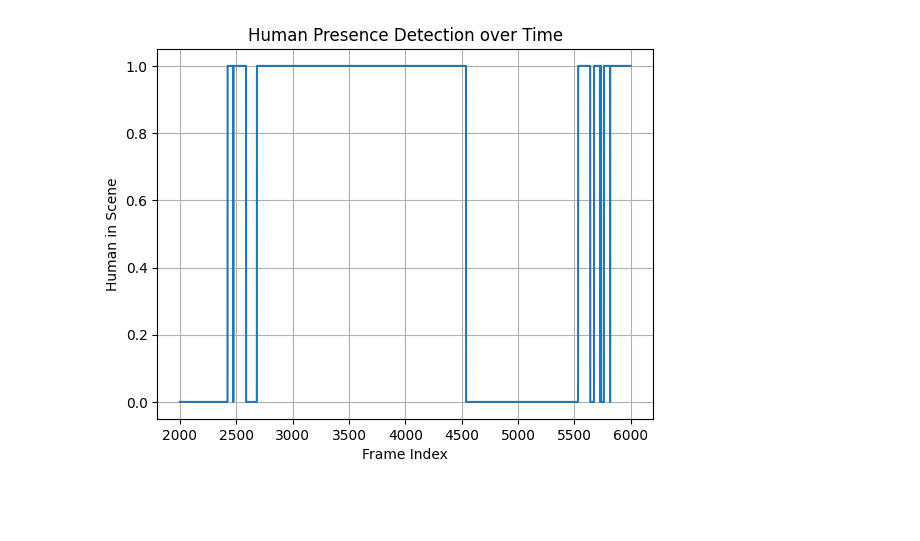
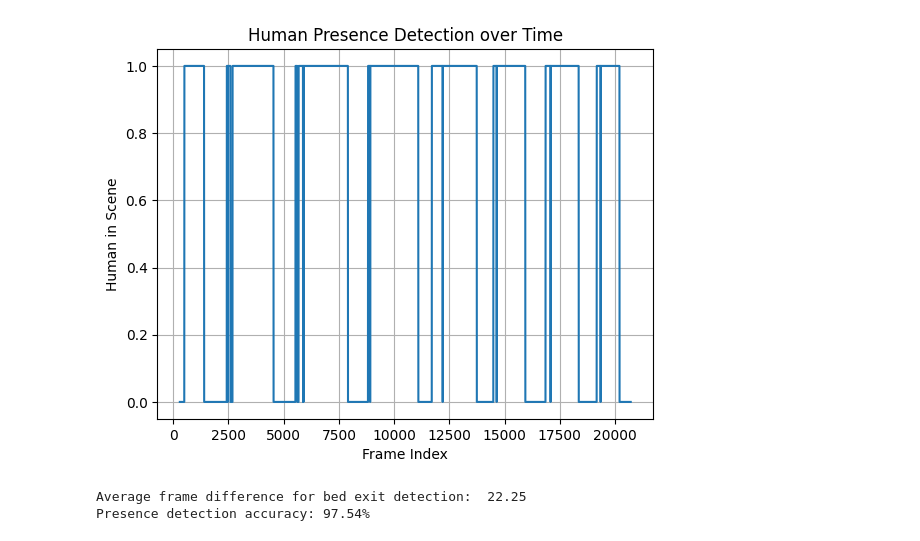
Before and after one commit to Myrmecos/FYP, a Jupyter notebook: src/data_visualization_module/visualize_detection_result.ipynb, the cells around one changed output. Cells and saved outputs as stored; diff of their text form; code cells hidden in the pictures; blank space fills up the shorter version.

```diff
--- a/src/data_visualization_module/visualize_detection_result.ipynb
+++ b/src/data_visualization_module/visualize_detection_result.ipynb
@@ -1,20 +1,62 @@
 # %%
 import pickle as pkl
 
 # load pkl file: /Users/entomophile/Desktop/FYP/entry_exit_detection/presence_detection_workspace/kalman_detection_result.pkl
 with open('/Users/entomophile/Desktop/FYP/entry_exit_detection/presence_detection_workspace/kalman_detection_result.pkl', 'rb') as f:
     detection_result = pkl.load(f)
 # entry format: return_dict = {"human_in_scene": False, "bed_exit": False, "Frame index": idx}
 # plot human_in_scene against idx
-detection_result = detection_result[2000:6000]
+# detection_result = detection_result[2000:6000]
 import matplotlib.pyplot as plt
 frame_indices = [d['Frame index'] for d in detection_result]
 human_in_scene = [d['human_in_scene'] for d in detection_result]
 plt.plot(frame_indices, human_in_scene)
 plt.xlabel('Frame Index')
 plt.ylabel('Human in Scene')
 plt.title('Human Presence Detection over Time')
 plt.grid()
 plt.show()
 # %% [output]
-[figure, old version]
+[figure, new version]
+# %%
+# load /Users/entomophile/Desktop/FYP/entry_exit_detection/presence_detection_workspace/data/hall1/annotation.yaml
+import yaml
+with open('/Users/entomophile/Desktop/FYP/entry_exit_detection/presence_detection_workspace/data/hall1/annotation.yaml', 'r') as f:
+    annotations = yaml.safe_load(f)
+
+avg_dst = 0
+for i in annotations['leave_bed']:
+    min_dst = 10000000
+    for j in detection_result:
+        dst = abs(i - j['Frame index'])
+        if dst < min_dst and j['bed_exit']:
+            min_dst = dst
+    avg_dst += min_dst
+avg_dst /= len(annotations['leave_bed'])
+print("Average frame difference for bed exit detection: ", avg_dst)
+
+# 2.3 seconds
+
+# presence detection accuracy
+presence_intervals = []
+for entry, exit in zip(annotations['entries'], annotations['exits']):
+    presence_intervals.append((entry, exit))
+
+total_frames = len(detection_result)
+correct_detections = 0
+for i in range(total_frames):
+    frame_idx = detection_result[i]['Frame index']
+    human_in_scene = detection_result[i]['human_in_scene']
+    # check if frame_idx is within any entry-exit interval
+    in_scene = False
+    for entry, exit in presence_intervals:
+        if entry <= frame_idx <= exit:
+            in_scene = True
+            break
+    if in_scene == human_in_scene:
+        correct_detections += 1
+accuracy = correct_detections / total_frames * 100
+print(f"Presence detection accuracy: {accuracy:.2f}%")
+# %% [output]
+Average frame difference for bed exit detection:  22.25
+Presence detection accuracy: 97.54%
```
Also changed, not shown: parts of 9 cells of this notebook, 34 other files.
